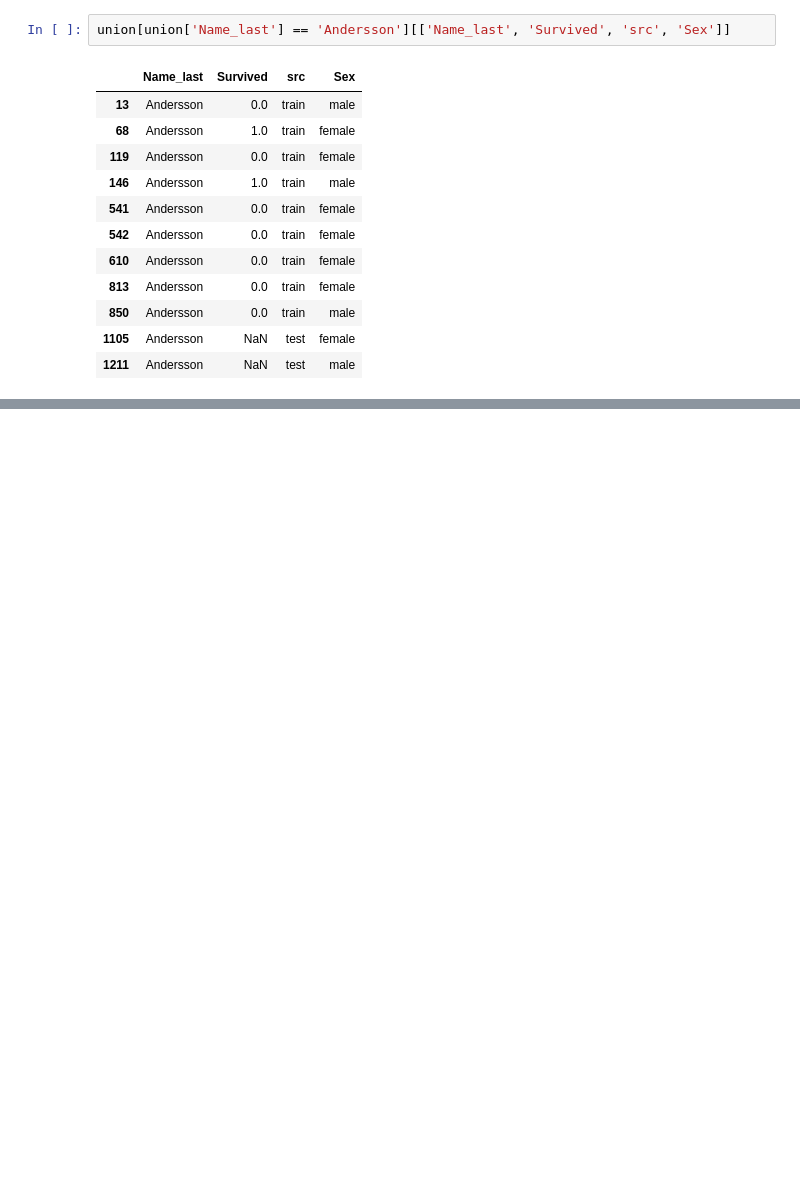
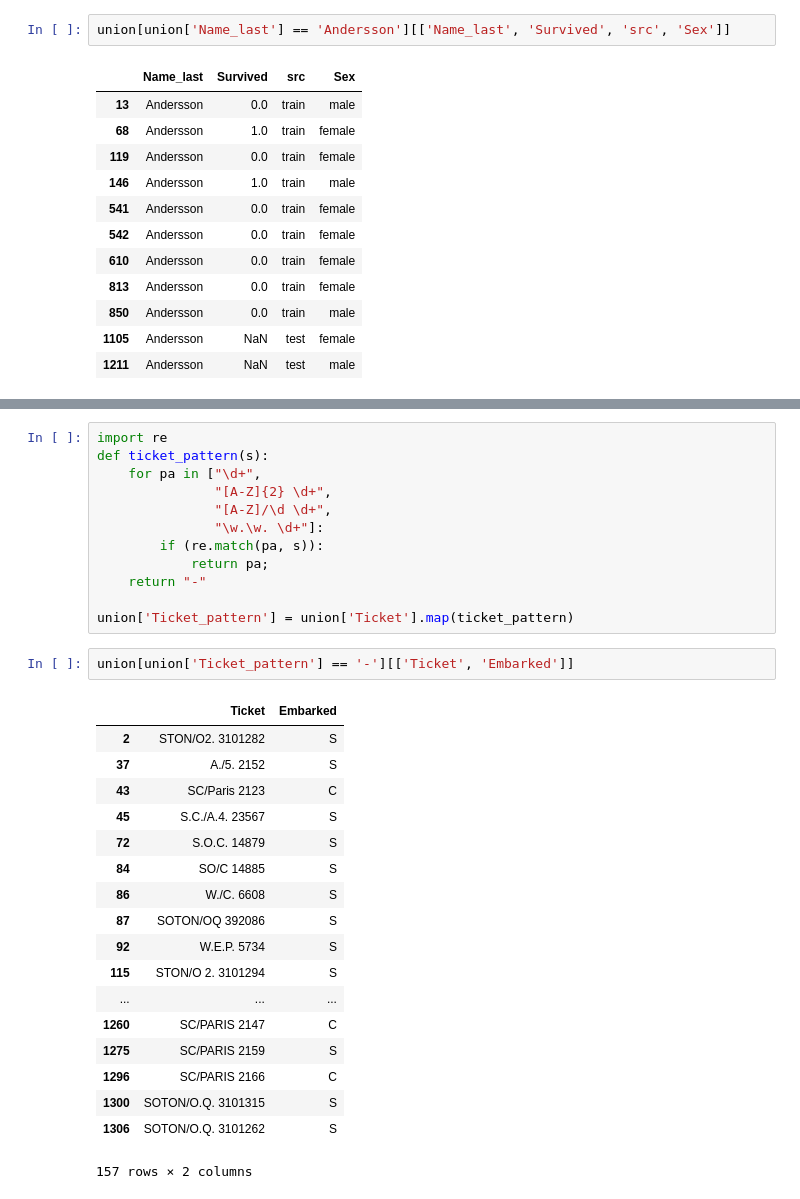
Before and after one commit to cluePrints/data-sci-fience, a Jupyter notebook: titanic/000. EDA.ipynb, the cells around one changed output, grey strips where cells are left out. Drawn from its saved outputs; the diff is of its cells as text; blank space fills up the shorter version.

```diff
--- a/titanic/000. EDA.ipynb
+++ b/titanic/000. EDA.ipynb
@@ -305,0 +327,33 @@ union[union['Name_last'] == 'Andersson'][['Name_last', 'Survived', 'src', 'Sex']
+# %%
+import re
+def ticket_pattern(s):
+    for pa in ["\d+",
+               "[A-Z]{2} \d+",
+               "[A-Z]/\d \d+",
+               "\w.\w. \d+"]:
+        if (re.match(pa, s)):
+            return pa;
+    return "-"
+
+union['Ticket_pattern'] = union['Ticket'].map(ticket_pattern)
+# %%
+union[union['Ticket_pattern'] == '-'][['Ticket', 'Embarked']]
+# %% [output]
+|  | Ticket | Embarked |
+| 2 | STON/O2. 3101282 | S |
+| 37 | A./5. 2152 | S |
+| 43 | SC/Paris 2123 | C |
+| 45 | S.C./A.4. 23567 | S |
+| 72 | S.O.C. 14879 | S |
+| 84 | SO/C 14885 | S |
+| 86 | W./C. 6608 | S |
+| 87 | SOTON/OQ 392086 | S |
+| 92 | W.E.P. 5734 | S |
+| 115 | STON/O 2. 3101294 | S |
+| ... | ... | ... |
+| 1260 | SC/PARIS 2147 | C |
+| 1275 | SC/PARIS 2159 | S |
+| 1296 | SC/PARIS 2166 | C |
+| 1300 | SOTON/O.Q. 3101315 | S |
+| 1306 | SOTON/O.Q. 3101262 | S |
+157 rows × 2 columns
```
Also changed, not shown: parts of 6 cells of this notebook.
